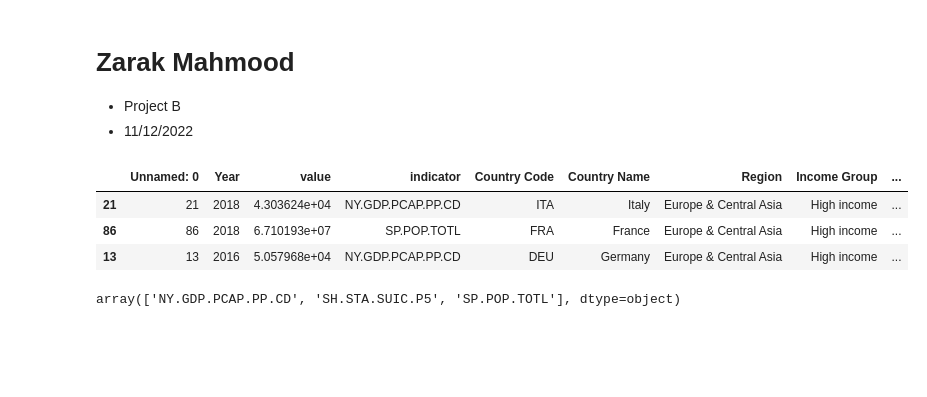
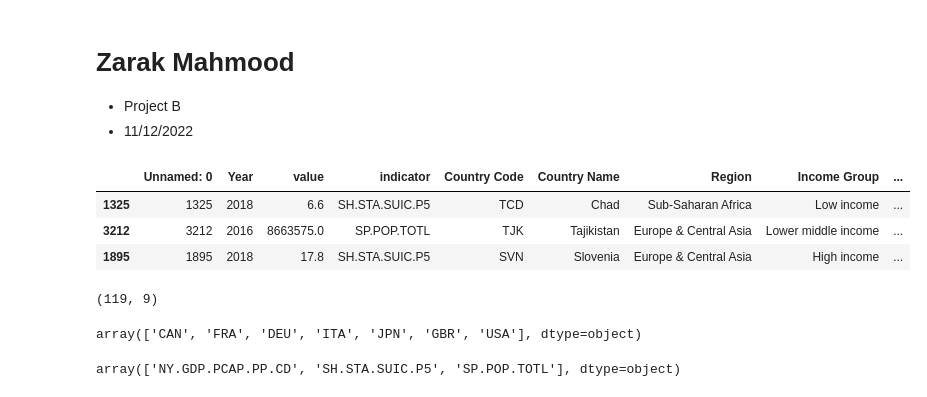
Before and after one commit to Zarak00/data690_world_dev, a Jupyter notebook: 690_Project_B.ipynb, the cells around one changed output. Drawn from its saved outputs; the diff is of its cells as text; code cells hidden in the pictures; blank space fills up the shorter version.

```diff
--- a/690_Project_B.ipynb
+++ b/690_Project_B.ipynb
@@ -8,13 +8,25 @@
 import pandas as pd
 import plotly.express as px
 # %%
-df = pd.read_csv("https://raw.githubusercontent.com/Zarak00/data690_world_dev/main/ipynb/wdx_long.csv")
-df.sample(3)
+df_all_countries = pd.read_csv("https://raw.githubusercontent.com/Zarak00/data690_world_dev/main/ipynb/wdx_long%20(2).csv")
+df_all_countries.sample(3)
 # %% [output]
 |  | Unnamed: 0 | Year | value | indicator | Country Code | Country Name | Region | Income Group | ... |
-| 21 | 21 | 2018 | 4.303624e+04 | NY.GDP.PCAP.PP.CD | ITA | Italy | Europe & Central Asia | High income | ... |
-| 86 | 86 | 2018 | 6.710193e+07 | SP.POP.TOTL | FRA | France | Europe & Central Asia | High income | ... |
-| 13 | 13 | 2016 | 5.057968e+04 | NY.GDP.PCAP.PP.CD | DEU | Germany | Europe & Central Asia | High income | ... |
+| 1325 | 1325 | 2018 | 6.6 | SH.STA.SUIC.P5 | TCD | Chad | Sub-Saharan Africa | Low income | ... |
+| 3212 | 3212 | 2016 | 8663575.0 | SP.POP.TOTL | TJK | Tajikistan | Europe & Central Asia | Lower middle income | ... |
+| 1895 | 1895 | 2018 | 17.8 | SH.STA.SUIC.P5 | SVN | Slovenia | Europe & Central Asia | High income | ... |
+# %%
+my_countries = ['CAN', 'FRA', 'DEU', 'ITA', 'JPN', 'GBR', 'USA']
+
+df = df_all_countries[df_all_countries["Country Code"].isin(my_countries)]
+
+df.shape
+# %% [output]
+(119, 9)
+# %%
+df["Country Code"].unique()
+# %% [output]
+array(['CAN', 'FRA', 'DEU', 'ITA', 'JPN', 'GBR', 'USA'], dtype=object)
 # %%
 df["indicator"].unique()
 # %% [output]
```
Also changed, not shown: parts of 5 cells of this notebook.
